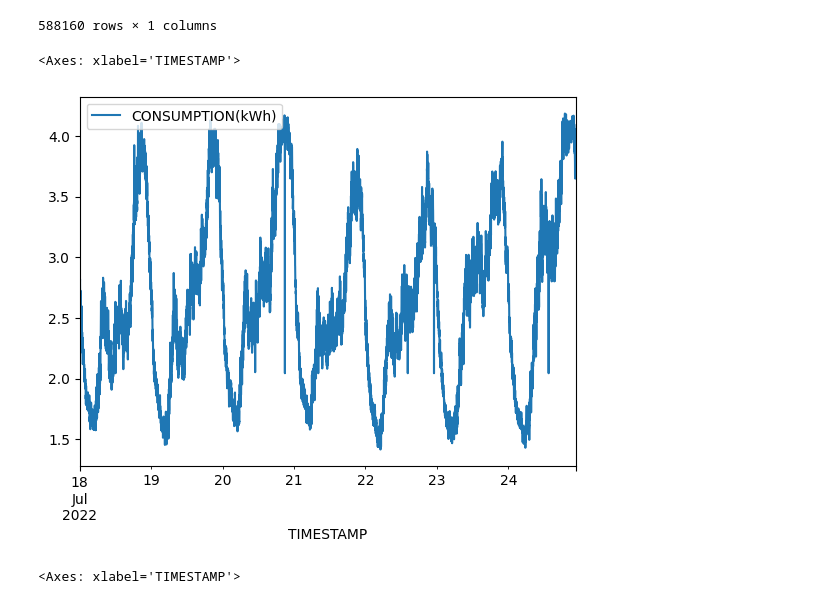
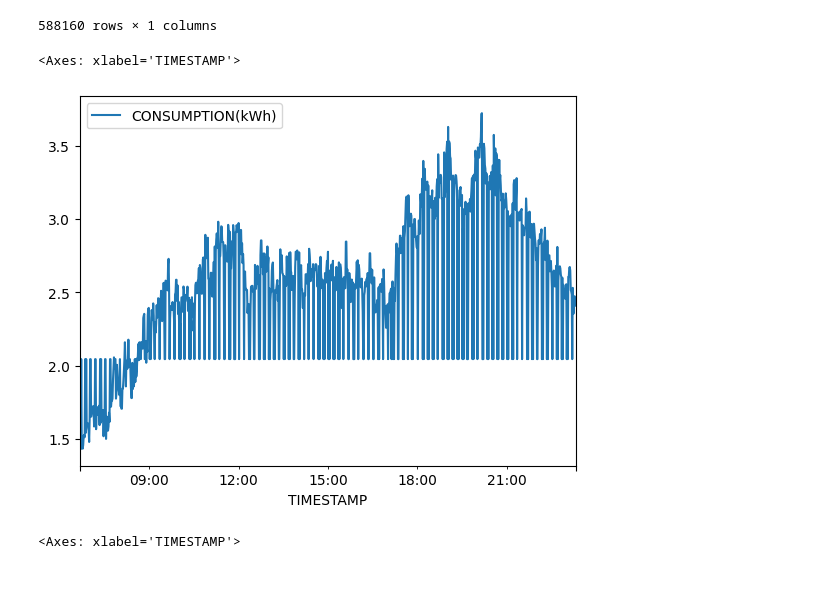
Before and after one commit to youngseonseo/BEMS, a Jupyter notebook: ai/ESS/fall.ipynb, the cells around one changed output. Saved outputs shown, nothing was run; the diff lists cells and outputs as text; code cells hidden in the pictures.

```diff
--- a/ai/ESS/fall.ipynb
+++ b/ai/ESS/fall.ipynb
@@ -53,10 +53,10 @@ fData
 | 2023-08-30 10:39:00 | 2.044580 |
 588160 rows × 1 columns
 # %%
-fData.iloc[0:10000].plot()
+fData.iloc[130000:131000].plot()
 # %% [output]
 <Axes: xlabel='TIMESTAMP'>
-[figure, old version]
+[figure, new version]
 # %%
 fData.iloc[126000:127800].plot()
 # %% [output]
```
Also changed, not shown: parts of 1 cell of this notebook, 6 other files.
